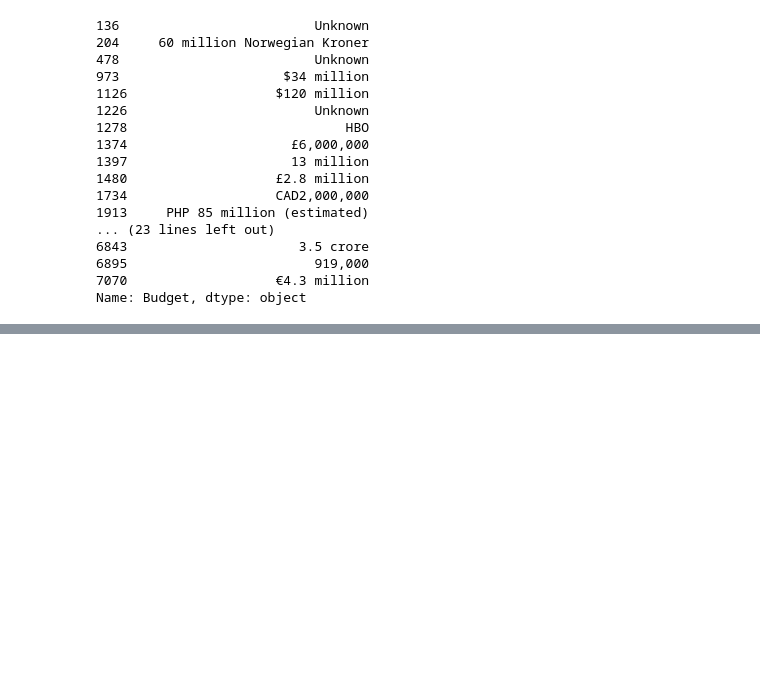
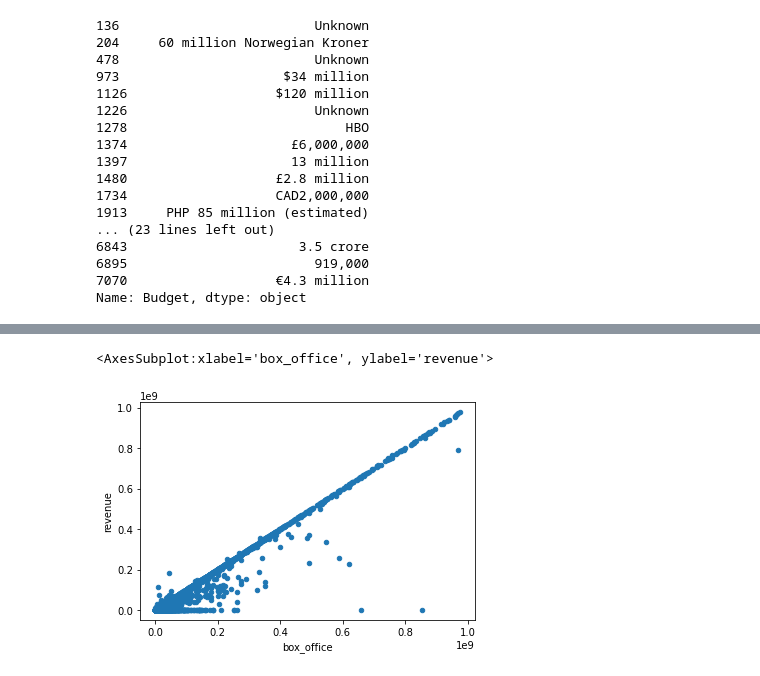
Before and after one commit to jwcomp4/Movies-ETL, a Jupyter notebook: etl_wiki_movies.ipynb, the cells around one changed output, grey strips where cells are left out. Cells and saved outputs as stored; diff of their text form; code cells hidden in the pictures; blank space fills up the shorter version.

```diff
--- a/etl_wiki_movies.ipynb
+++ b/etl_wiki_movies.ipynb
@@ -1410,0 +1555,8 @@ Name: rating, dtype: float64
+# %%
+# the two look good, but might be thrown off by the scare of large data point.
+# now looking at scatter plot for anything less than 1 million
+
+movies_df.fillna(0)[movies_df['box_office'] < 10**9].plot(x='box_office',y='revenue', kind='scatter')
+# %% [output]
+<AxesSubplot:xlabel='box_office', ylabel='revenue'>
+[figure, added]
```
Also changed, not shown: parts of 87 cells of this notebook.
